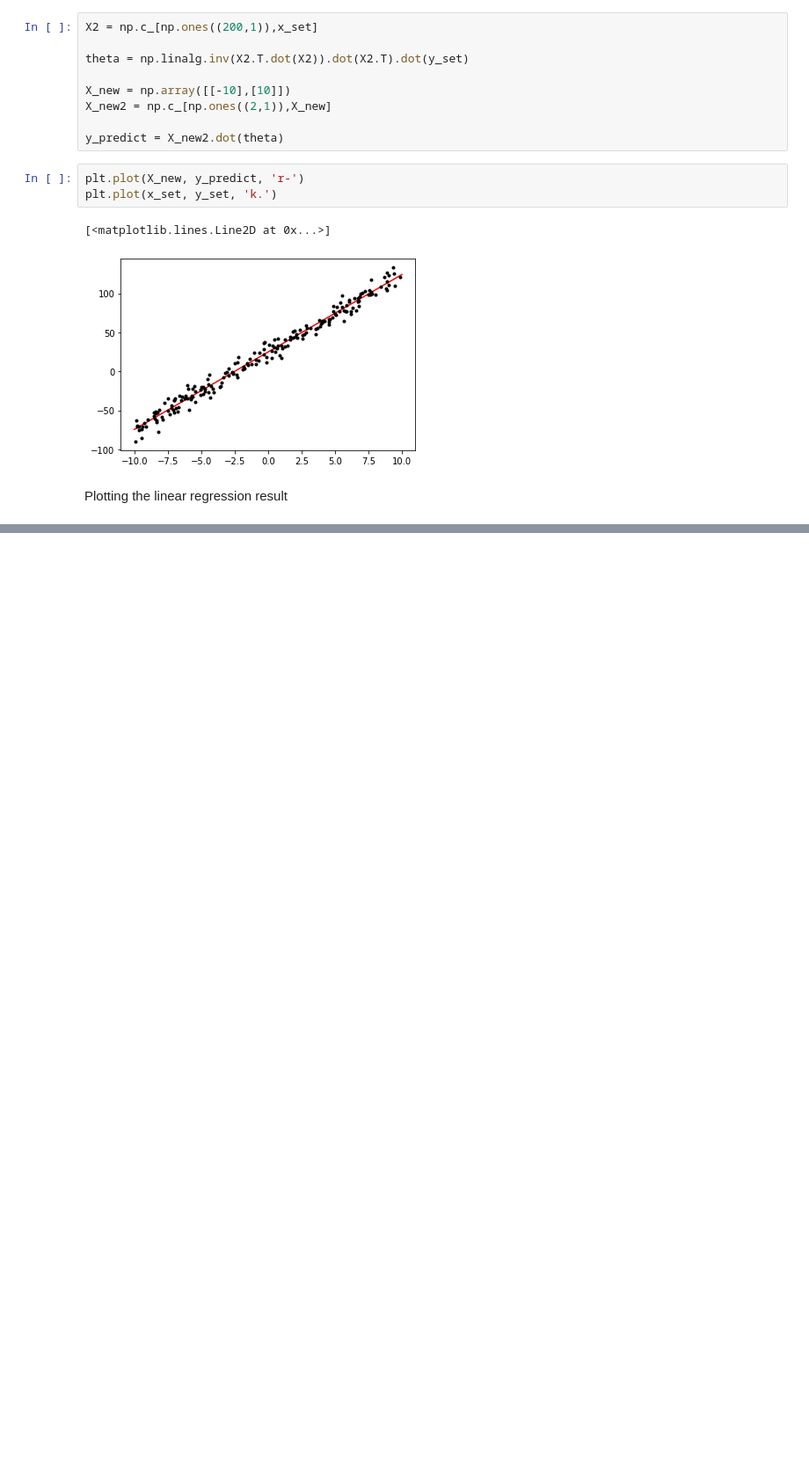
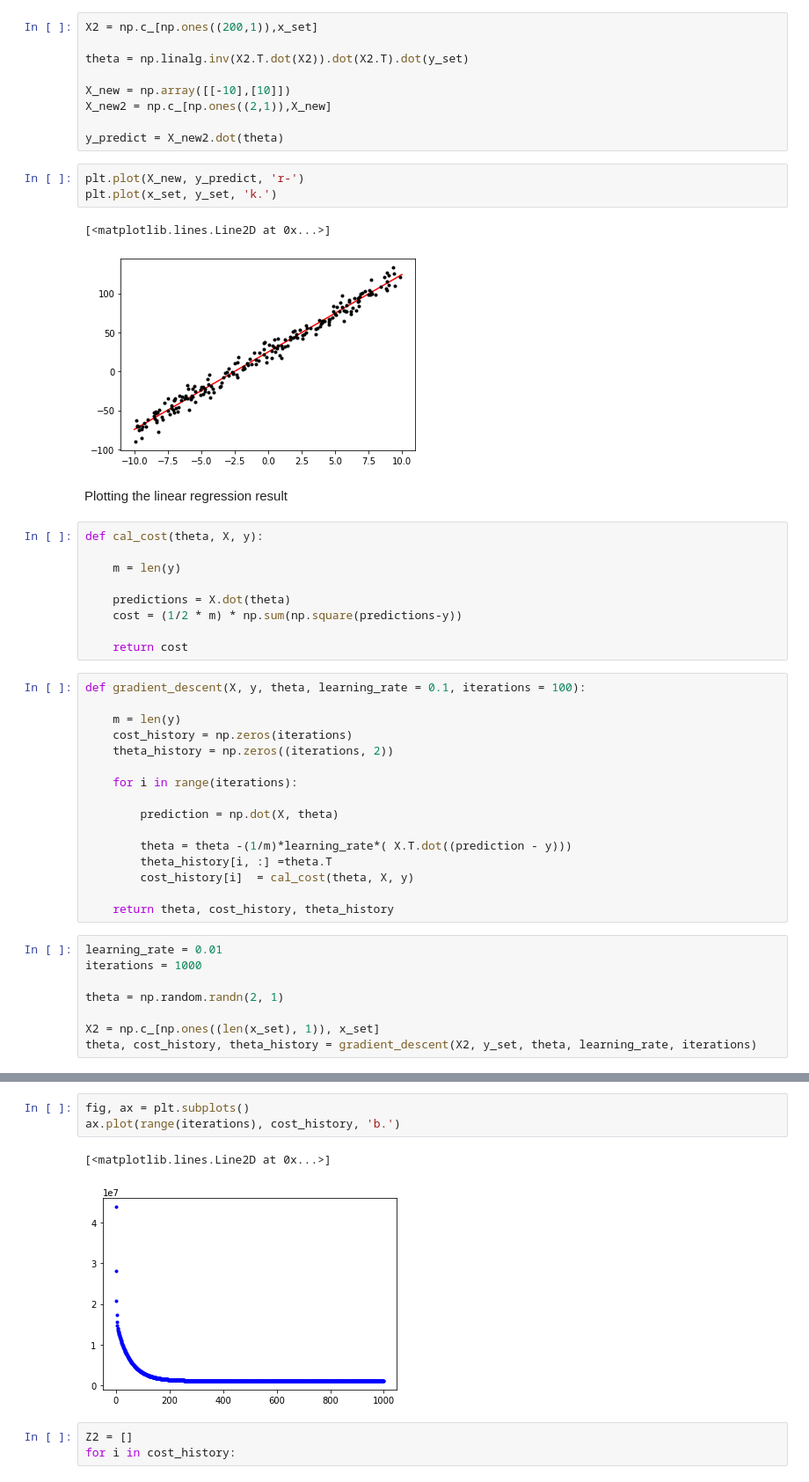
Before and after one commit to youn-gs/test, a Jupyter notebook: machine_learning.ipynb, the cells around one changed output, grey strips where cells are left out. Shown at 88% size. Cells and saved outputs as stored; diff of their text form; blank space fills up the shorter version.

Commit message:
Plotting the energy surface

```diff
--- a/machine_learning.ipynb
+++ b/machine_learning.ipynb
@@ -144,3 +144,36 @@ plt.plot(x_set, y_set, 'k.')
 [figure]
 # %% [markdown]
 Plotting the linear regression result
+# %%
+def cal_cost(theta, X, y):
+
+    m = len(y)
+
+    predictions = X.dot(theta)
+    cost = (1/2 * m) * np.sum(np.square(predictions-y))
+
+    return cost
+# %%
+def gradient_descent(X, y, theta, learning_rate = 0.1, iterations = 100):
+
+    m = len(y)
+    cost_history = np.zeros(iterations)
+    theta_history = np.zeros((iterations, 2))
+
+    for i in range(iterations):
+
+        prediction = np.dot(X, theta)
+
+        theta = theta -(1/m)*learning_rate*( X.T.dot((prediction - y)))
+        theta_history[i, :] =theta.T
+        cost_history[i]  = cal_cost(theta, X, y)
+
+    return theta, cost_history, theta_history
+# %%
+learning_rate = 0.01
+iterations = 1000
+
+theta = np.random.randn(2, 1)
+
+X2 = np.c_[np.ones((len(x_set), 1)), x_set]
+theta, cost_history, theta_history = gradient_descent(X2, y_set, theta, learning_rate, iterations)
@@ -146,0 +189,9 @@ Plotting the linear regression result
+# %%
+fig, ax = plt.subplots()
+ax.plot(range(iterations), cost_history, 'b.')
+# %% [output]
+[<matplotlib.lines.Line2D at 0x...>]
+[figure, added]
+# %%
+Z2 = []
+for i in cost_history:
```
Also changed, not shown: parts of 2 cells of this notebook.
